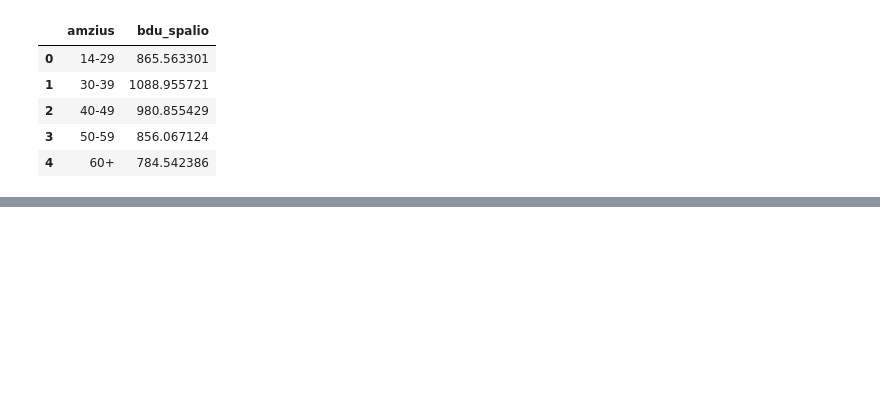
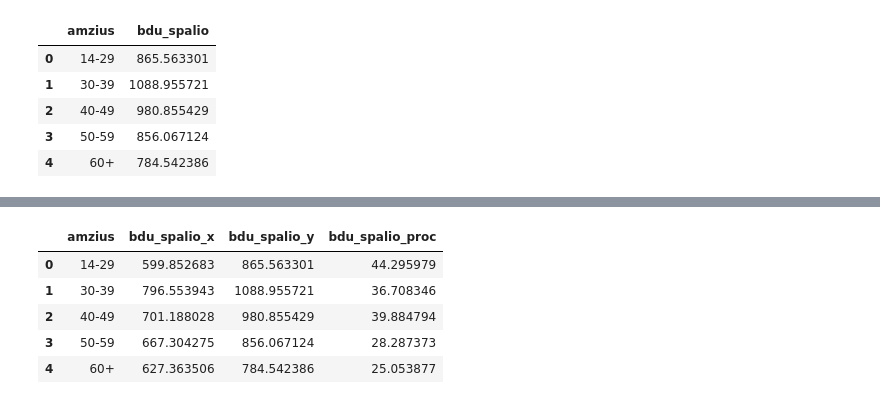
Before and after one commit to Sarunaskaz/JupiterNoteBooks, a Jupyter notebook: 20_.ipynb, the cells around one changed output, grey strips where cells are left out. Cells and saved outputs as stored; diff of their text form; code cells hidden in the pictures; blank space fills up the shorter version.

```diff
--- a/20_.ipynb
+++ b/20_.ipynb
@@ -272,0 +294,33 @@ dust14_and_dust18.head().reset_index()
+# %%
+# #suraskite pokytį tarp vidutinių atlyginimų  2014 ir 2018 metams, procentais,
+# atsižvelgdami į amžiaus grupes
+# Hintas: pritaikyti funkcija
+
+dust14= pd.read_csv('NewData/DUS2014.csv')
+dust18= pd.read_csv('NewData/DUS2018.csv')
+
+def pavConverter(AmziausGr):
+    if AmziausGr == '14-19' or AmziausGr == '20-29':
+        return '14-29'
+    else:
+        return AmziausGr
+
+dust14['amzius'] = dust14['amzius'].apply(pavConverter)
+dust14_small_amzius = dust14[['bdu_spalio','amzius']].groupby(by='amzius').mean(numeric_only=True).sort_values(by='bdu_spalio').sort_values(by='amzius') / 3.45
+dust14_small_amzius.head(6).reset_index()
+dust18_small_amzius = dust18[['bdu_spalio','amzius']].groupby(by='amzius').mean(numeric_only=True).sort_values(by='bdu_spalio').sort_values(by='amzius')
+dust18_small_amzius.head(6).reset_index()
+dust18_small_amzius_sujung=  pd.merge(left= dust14_small_amzius, right= dust18_small_amzius,
+                                 left_on='amzius', right_on='amzius', how='inner')
+dust18_small_amzius_sujung.head().reset_index()
+
+dust18_small_amzius_sujung['bdu_spalio_proc'] = (dust18_small_amzius_sujung['bdu_spalio_y'] - dust18_small_amzius_sujung['bdu_spalio_x']) / dust18_small_amzius_sujung['bdu_spalio_x'] *100
+
+dust18_small_amzius_sujung.head().reset_index()
+# %% [output]
+|  | amzius | bdu_spalio_x | bdu_spalio_y | bdu_spalio_proc |
+| 0 | 14-29 | 599.852683 | 865.563301 | 44.295979 |
+| 1 | 30-39 | 796.553943 | 1088.955721 | 36.708346 |
+| 2 | 40-49 | 701.188028 | 980.855429 | 39.884794 |
+| 3 | 50-59 | 667.304275 | 856.067124 | 28.287373 |
+| 4 | 60+ | 627.363506 | 784.542386 | 25.053877 |
```
Also changed, not shown: parts of 5 cells of this notebook.
